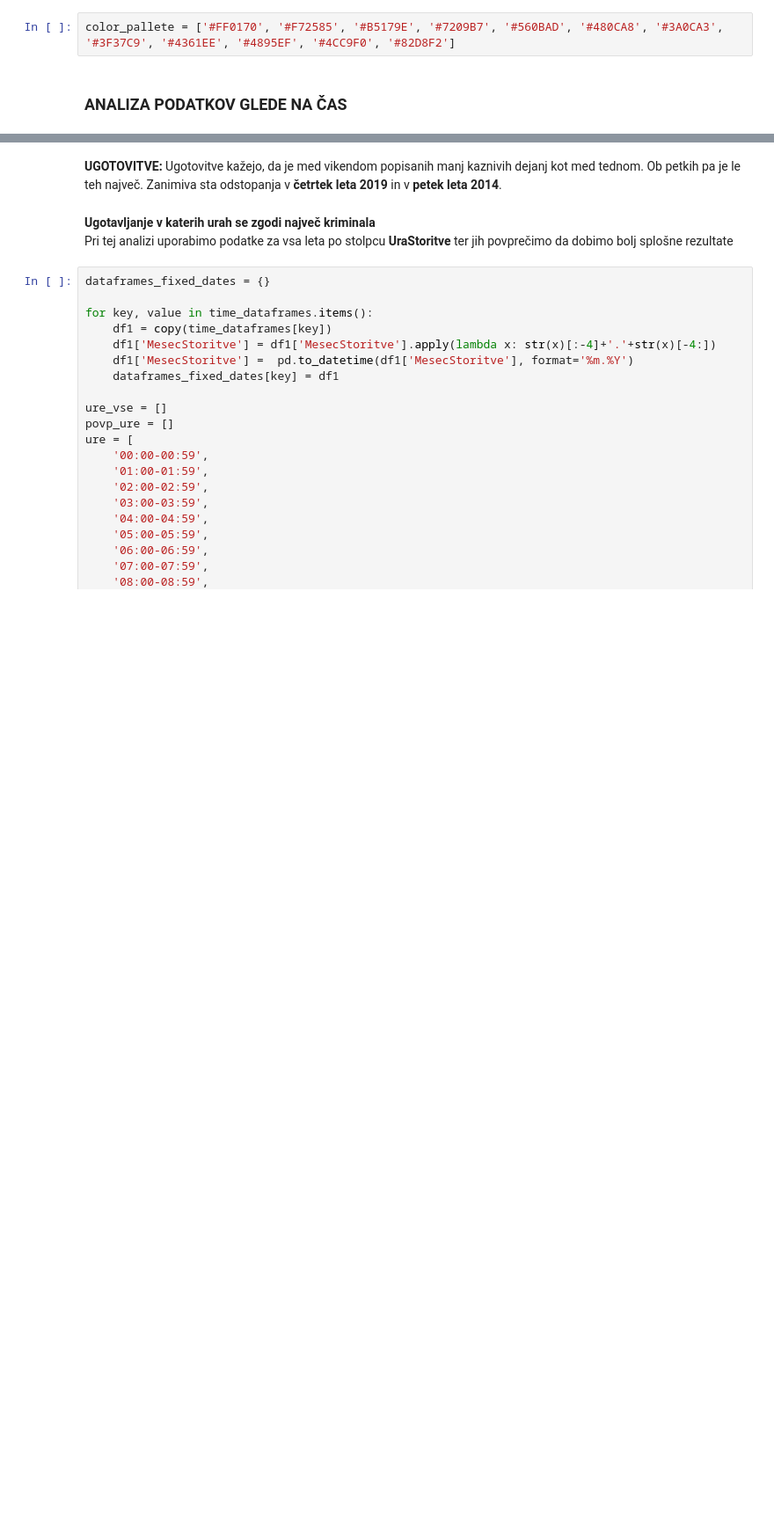
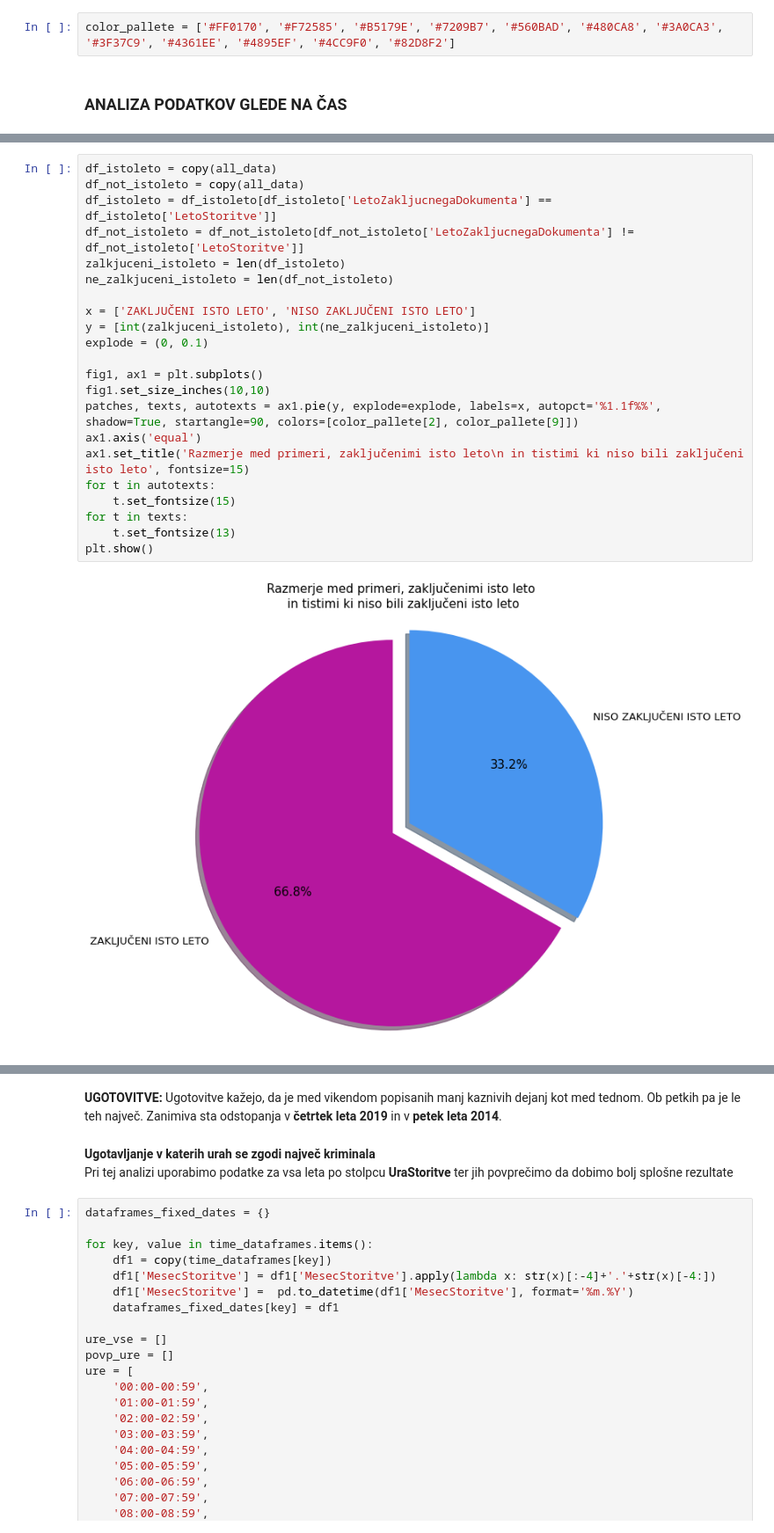
Before and after one commit to Nik-tech-cloud/PR22NGAMZ, a Jupyter notebook: seminar.ipynb, the cells around one changed output, grey strips where cells are left out. Shown at 88% size. Drawn from its saved outputs; the diff is of its cells as text; blank space fills up the shorter version.

```diff
--- a/seminar.ipynb
+++ b/seminar.ipynb
@@ -74,0 +128,24 @@ color_pallete = ['#FF0170', '#F72585', '#B5179E', '#7209B7', '#560BAD', '#480CA8
+# %%
+df_istoleto = copy(all_data)
+df_not_istoleto = copy(all_data)
+df_istoleto = df_istoleto[df_istoleto['LetoZakljucnegaDokumenta'] == df_istoleto['LetoStoritve']]
+df_not_istoleto = df_not_istoleto[df_not_istoleto['LetoZakljucnegaDokumenta'] != df_not_istoleto['LetoStoritve']]
+zalkjuceni_istoleto = len(df_istoleto)
+ne_zalkjuceni_istoleto = len(df_not_istoleto)
+
+x = ['ZAKLJUČENI ISTO LETO', 'NISO ZAKLJUČENI ISTO LETO']
+y = [int(zalkjuceni_istoleto), int(ne_zalkjuceni_istoleto)]
+explode = (0, 0.1)
+
+fig1, ax1 = plt.subplots()
+fig1.set_size_inches(10,10)
+patches, texts, autotexts = ax1.pie(y, explode=explode, labels=x, autopct='%1.1f%%', shadow=True, startangle=90, colors=[color_pallete[2], color_pallete[9]])
+ax1.axis('equal')
+ax1.set_title('Razmerje med primeri, zaključenimi isto leto\n in tistimi ki niso bili zaključeni isto leto', fontsize=15)
+for t in autotexts:
+    t.set_fontsize(15)
+for t in texts:
+    t.set_fontsize(13)
+plt.show()
+# %% [output]
+[figure, added]
```
Also changed, not shown: parts of 12 cells of this notebook.
